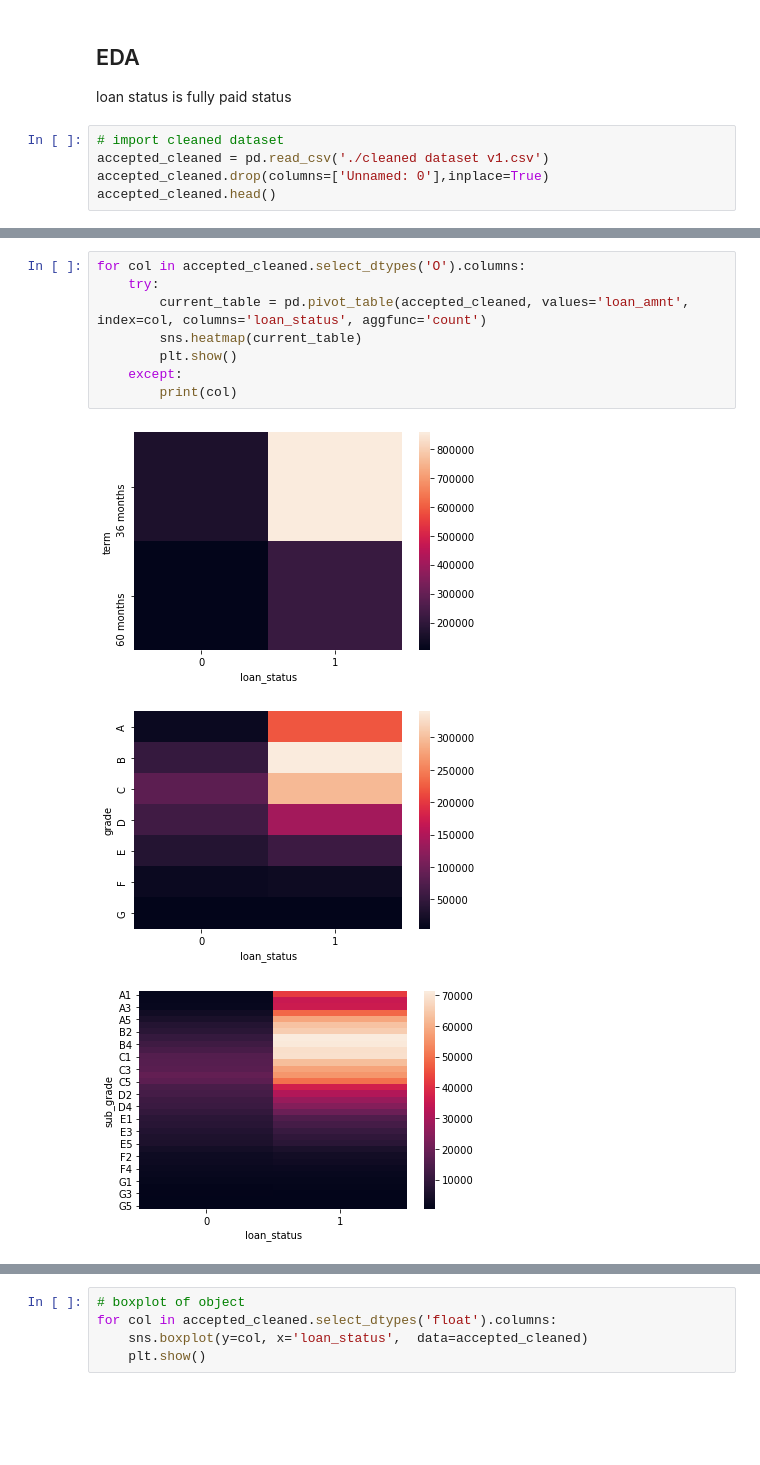
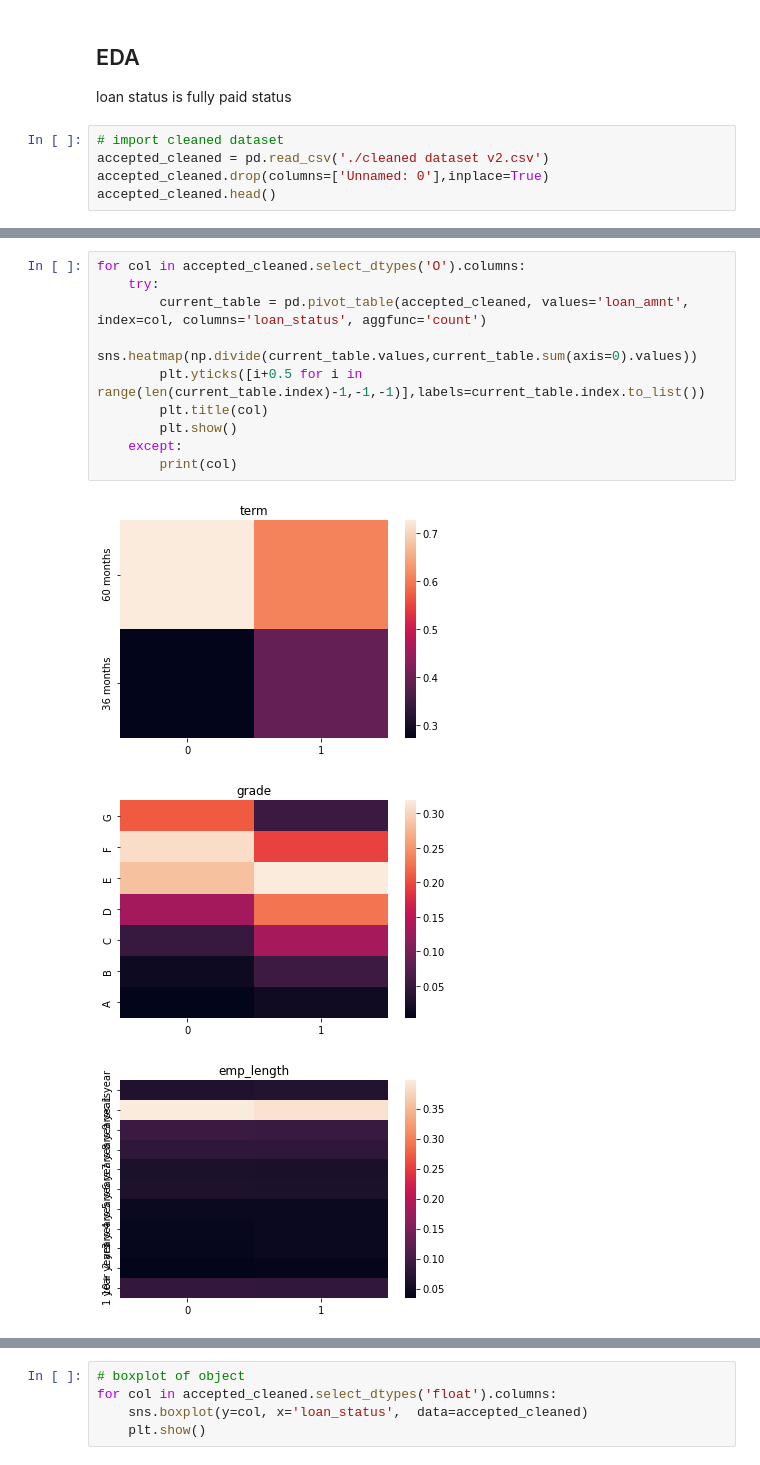
Before and after one commit to wlwlct/Loan-Default-Prediction, a Jupyter notebook: Default Loan Prediction.ipynb, the cells around one changed output, grey strips where cells are left out. Saved outputs shown, nothing was run; the diff lists cells and outputs as text; blank space fills up the shorter version.

```diff
--- a/Default Loan Prediction.ipynb
+++ b/Default Loan Prediction.ipynb
@@ -702,7 +727,7 @@ with pd.option_context('display.max_rows', None, 'display.max_columns', None):
 loan status is fully paid status
 # %%
 # import cleaned dataset
-accepted_cleaned = pd.read_csv('./cleaned dataset v1.csv')
+accepted_cleaned = pd.read_csv('./cleaned dataset v2.csv')
 accepted_cleaned.drop(columns=['Unnamed: 0'],inplace=True)
 accepted_cleaned.head()
 # %% [output]
@@ -761,12 +857,14 @@ for col in accepted_cleaned.select_dtypes('object').columns:
 # %%
 for col in accepted_cleaned.select_dtypes('O').columns:
     try:
         current_table = pd.pivot_table(accepted_cleaned, values='loan_amnt', index=col, columns='loan_status', aggfunc='count')
-        sns.heatmap(current_table)
+        sns.heatmap(np.divide(current_table.values,current_table.sum(axis=0).values))
+        plt.yticks([i+0.5 for i in range(len(current_table.index)-1,-1,-1)],labels=current_table.index.to_list())
+        plt.title(col)
         plt.show()
     except:
         print(col)
 # %% [output]
-[figure, old version]
+[figure, new version]
-[figure, old version]
+[figure, new version]
-[figure, old version]
+[figure, new version]
```
Also changed, not shown: parts of 15 cells of this notebook, 6 other files.
